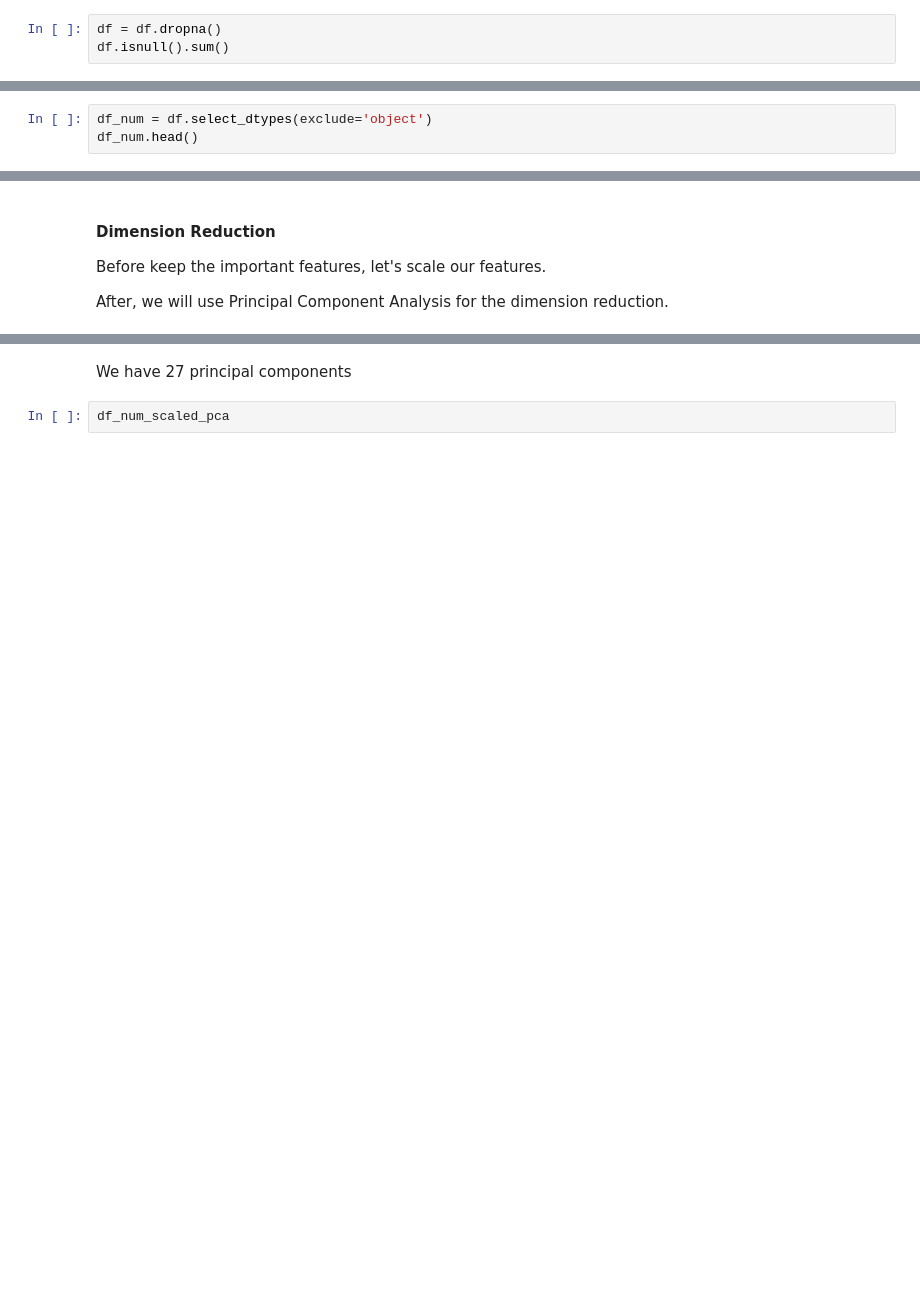
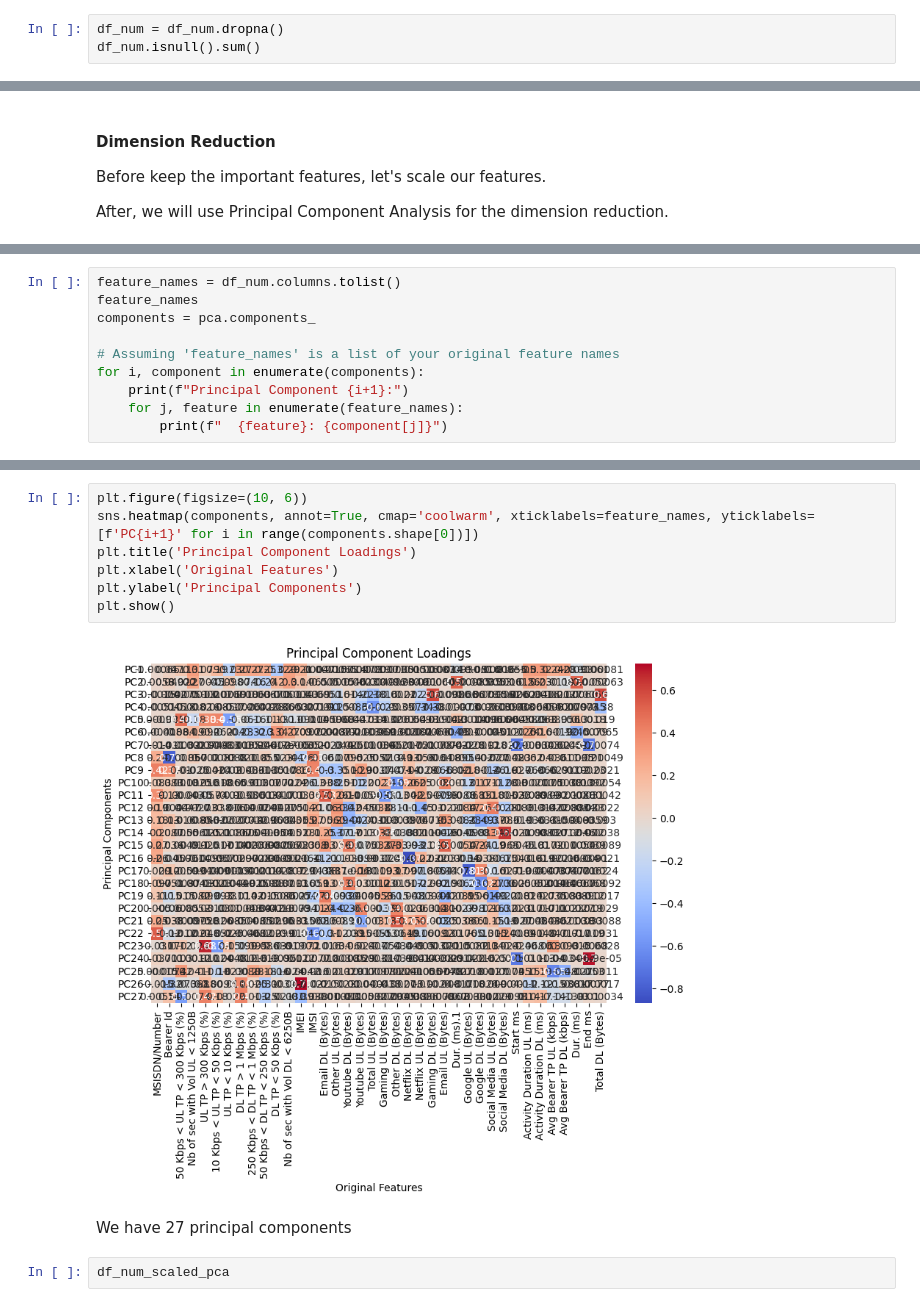
Before and after one commit to Roseco-crs/10Academy_week_1_Telecom_Industry, a Jupyter notebook: code/extract_data.ipynb, the cells around one changed output, grey strips where cells are left out. Drawn from its saved outputs; the diff is of its cells as text; blank space fills up the shorter version.

```diff
--- a/code/extract_data.ipynb
+++ b/code/extract_data.ipynb
@@ -355,4 +417,4 @@ dtype: int64
 # %%
-df = df.dropna()
-df.isnull().sum()
+df_num = df_num.dropna()
+df_num.isnull().sum()
 # %% [output]
@@ -396,5 +438,2 @@ memory usage: 52.7+ MB
 # %% [markdown]
 #### Let's keep the numerical variables
-# %%
-df_num = df.select_dtypes(exclude='object')
-df_num.head()
@@ -425,0 +461,10 @@ df_num_scaled_pca.shape
+# %%
+feature_names = df_num.columns.tolist()
+feature_names
+components = pca.components_
+
+# Assuming 'feature_names' is a list of your original feature names
+for i, component in enumerate(components):
+    print(f"Principal Component {i+1}:")
+    for j, feature in enumerate(feature_names):
+        print(f"  {feature}: {component[j]}")
@@ -426,3 +489,12 @@ df_num_scaled_pca.shape
+# %%
+plt.figure(figsize=(10, 6))
+sns.heatmap(components, annot=True, cmap='coolwarm', xticklabels=feature_names, yticklabels=[f'PC{i+1}' for i in range(components.shape[0])])
+plt.title('Principal Component Loadings')
+plt.xlabel('Original Features')
+plt.ylabel('Principal Components')
+plt.show()
+# %% [output]
+[figure, added]
 # %% [markdown]
 We have 27 principal components
 # %%
```
Also changed, not shown: parts of 29 cells of this notebook.
